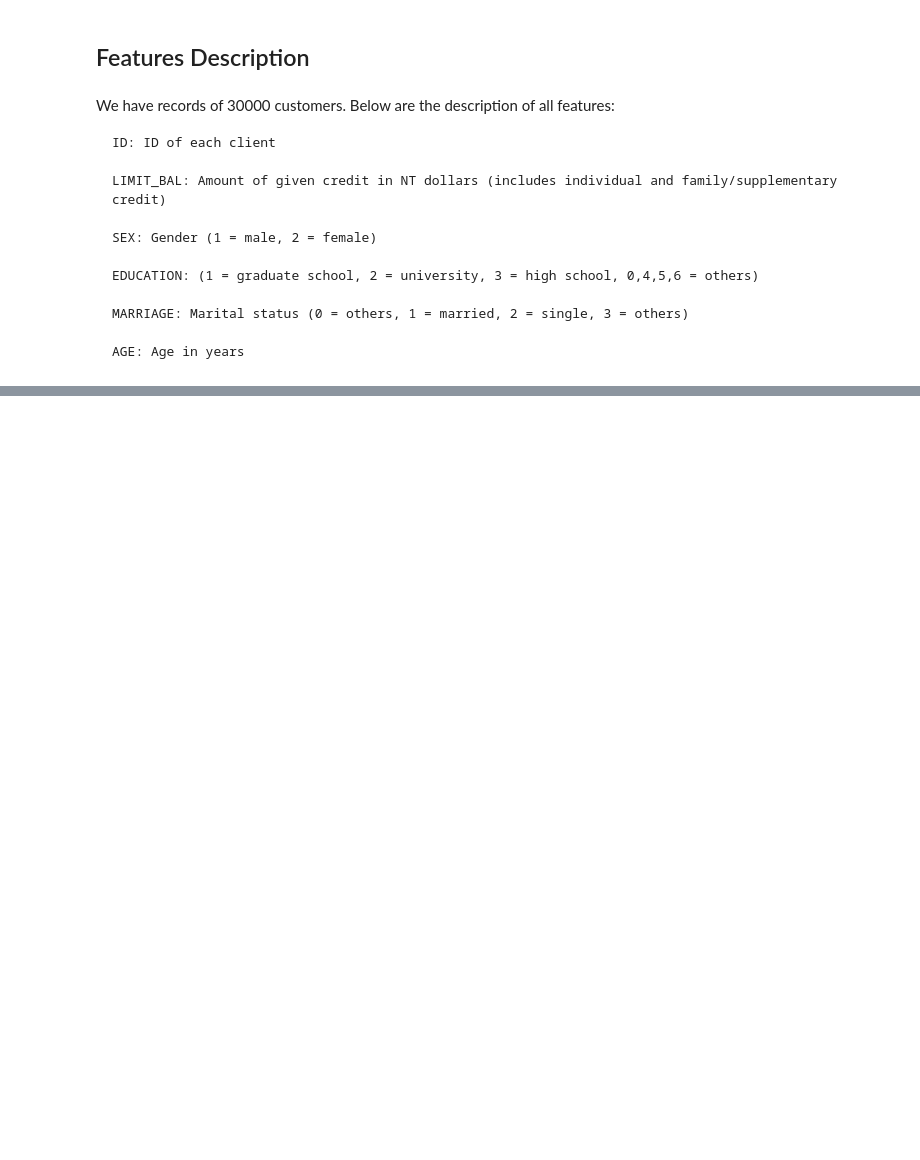
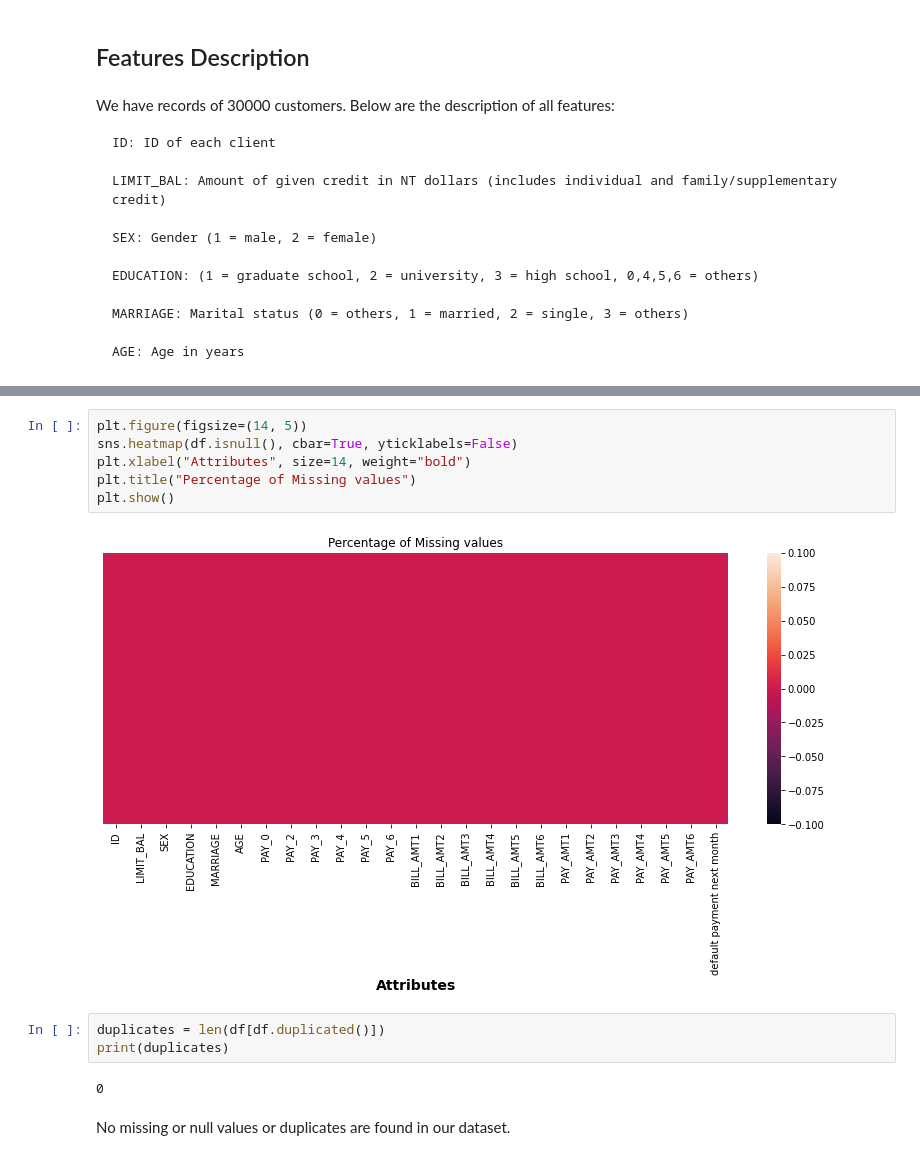
Before and after one commit to raushan9jnv/Credit-Card-Default-Prediction, a Jupyter notebook: Credit_Card_Default_Prediction_Capstone_Project_3.ipynb, the cells around one changed output, grey strips where cells are left out. Cells and saved outputs as stored; diff of their text form; blank space fills up the shorter version.

```diff
--- a/Credit_Card_Default_Prediction_Capstone_Project_3.ipynb
+++ b/Credit_Card_Default_Prediction_Capstone_Project_3.ipynb
@@ -93,0 +179,15 @@ We have records of 30000 customers. Below are the description of all features:
+# %%
+plt.figure(figsize=(14, 5))
+sns.heatmap(df.isnull(), cbar=True, yticklabels=False)
+plt.xlabel("Attributes", size=14, weight="bold")
+plt.title("Percentage of Missing values")
+plt.show()
+# %% [output]
+[figure, added]
+# %%
+duplicates = len(df[df.duplicated()])
+print(duplicates)
+# %% [output]
+0
+# %% [markdown]
+No missing or null values or duplicates are found in our dataset.
```
Also changed, not shown: parts of 4 cells of this notebook.
